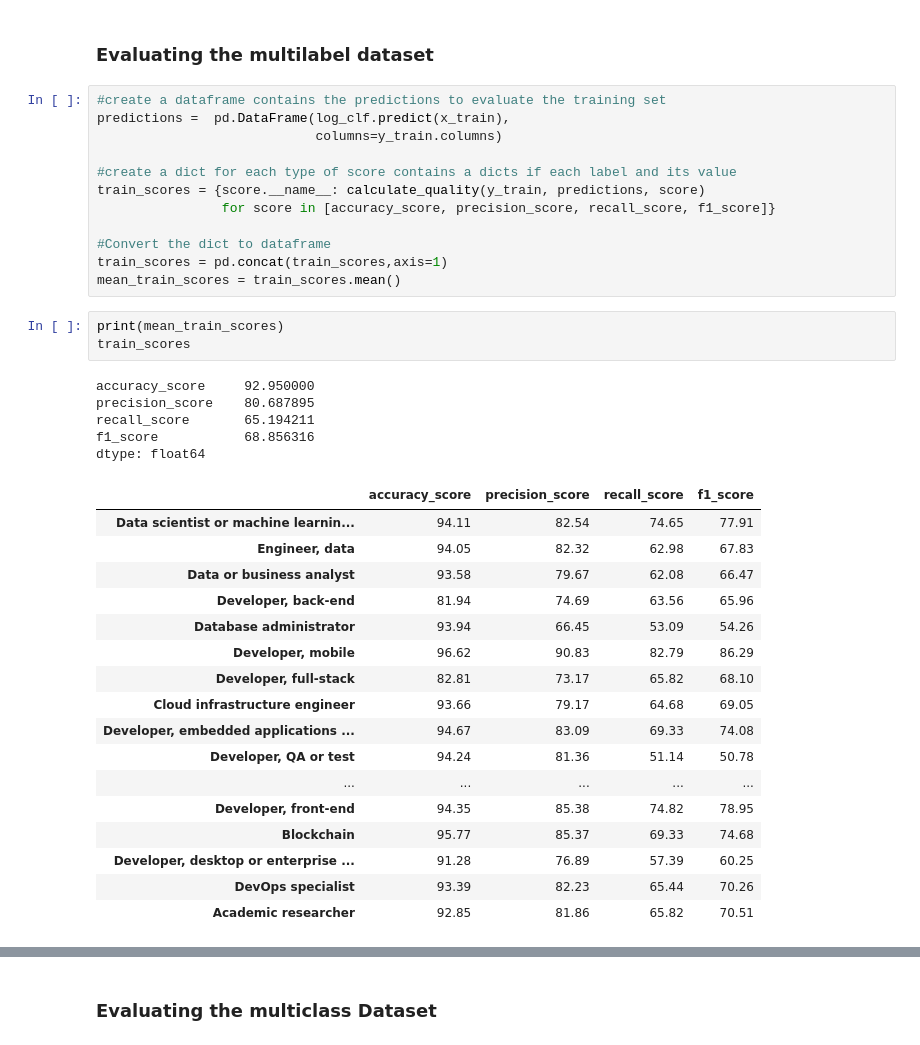
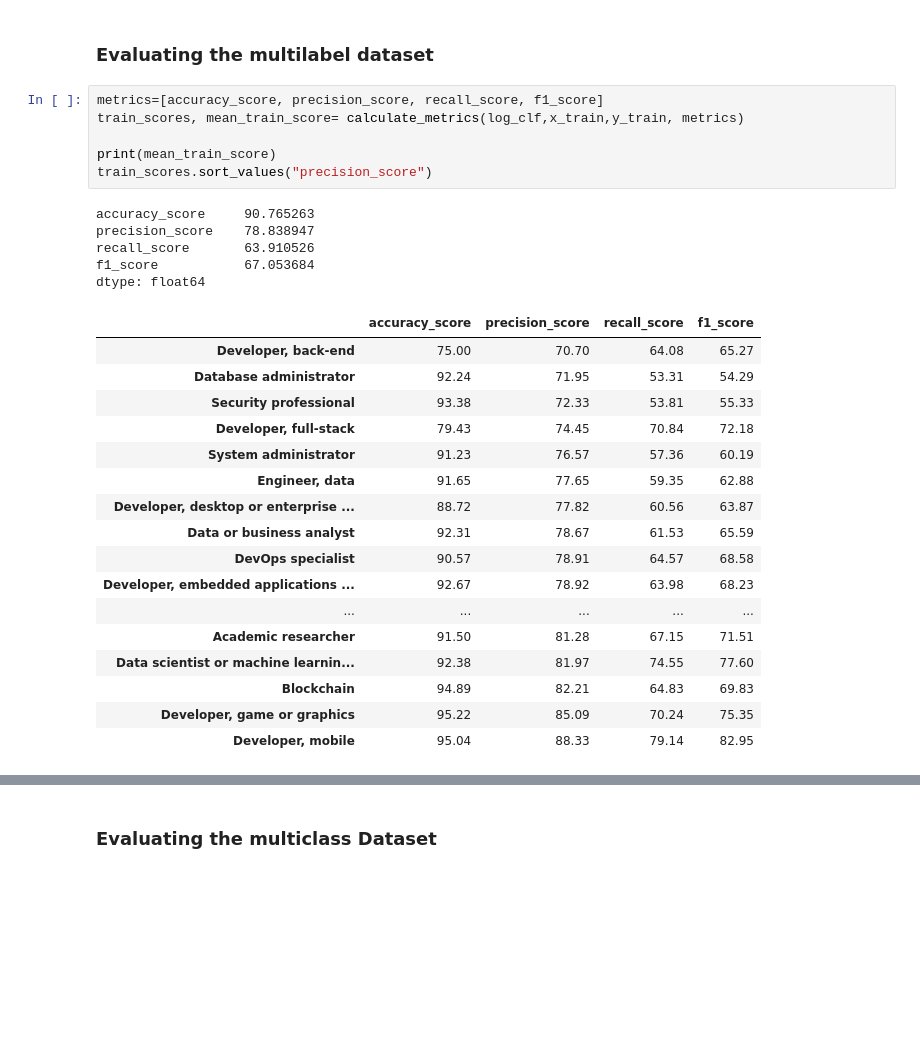
Before and after one commit to AlyAEE/Tech-Jobs-Prediction-Based-On-Your-Skillset-Project, a Jupyter notebook: Notebooks/04.Model Building.ipynb, the cells around one changed output, grey strips where cells are left out. Drawn from its saved outputs; the diff is of its cells as text; blank space fills up the shorter version.

```diff
--- a/Notebooks/04.Model Building.ipynb
+++ b/Notebooks/04.Model Building.ipynb
@@ -327,40 +416,31 @@ Pipeline(steps=[('standardscaler', StandardScaler()),
 # %% [markdown]
 ### Evaluating the multilabel dataset
 # %%
-#create a dataframe contains the predictions to evaluate the training set
-predictions =  pd.DataFrame(log_clf.predict(x_train),
-                            columns=y_train.columns)
+metrics=[accuracy_score, precision_score, recall_score, f1_score]
+train_scores, mean_train_score= calculate_metrics(log_clf,x_train,y_train, metrics)
 
-#create a dict for each type of score contains a dicts if each label and its value
-train_scores = {score.__name__: calculate_quality(y_train, predictions, score)
-                for score in [accuracy_score, precision_score, recall_score, f1_score]}
-
-#Convert the dict to dataframe
-train_scores = pd.concat(train_scores,axis=1)
-mean_train_scores = train_scores.mean()
+print(mean_train_score)
+train_scores.sort_values("precision_score")
+# %% [output]
+accuracy_score     90.765263
+precision_score    78.838947
+recall_score       63.910526
+f1_score           67.053684
+dtype: float64
+|  | accuracy_score | precision_score | recall_score | f1_score |
+| Developer, back-end | 75.00 | 70.70 | 64.08 | 65.27 |
+| Database administrator | 92.24 | 71.95 | 53.31 | 54.29 |
+| Security professional | 93.38 | 72.33 | 53.81 | 55.33 |
+| Developer, full-stack | 79.43 | 74.45 | 70.84 | 72.18 |
+| System administrator | 91.23 | 76.57 | 57.36 | 60.19 |
+| Engineer, data | 91.65 | 77.65 | 59.35 | 62.88 |
+| Developer, desktop or enterprise ... | 88.72 | 77.82 | 60.56 | 63.87 |
+| Data or business analyst | 92.31 | 78.67 | 61.53 | 65.59 |
+| DevOps specialist | 90.57 | 78.91 | 64.57 | 68.58 |
+| Developer, embedded applications ... | 92.67 | 78.92 | 63.98 | 68.23 |
+| ... | ... | ... | ... | ... |
+| Academic researcher | 91.50 | 81.28 | 67.15 | 71.51 |
+| Data scientist or machine learnin... | 92.38 | 81.97 | 74.55 | 77.60 |
+| Blockchain | 94.89 | 82.21 | 64.83 | 69.83 |
+| Developer, game or graphics | 95.22 | 85.09 | 70.24 | 75.35 |
+| Developer, mobile | 95.04 | 88.33 | 79.14 | 82.95 |
-# %%
-print(mean_train_scores)
-train_scores
-# %% [output]
-accuracy_score     92.950000
-precision_score    80.687895
-recall_score       65.194211
-f1_score           68.856316
-dtype: float64
-|  | accuracy_score | precision_score | recall_score | f1_score |
-| Data scientist or machine learnin... | 94.11 | 82.54 | 74.65 | 77.91 |
-| Engineer, data | 94.05 | 82.32 | 62.98 | 67.83 |
-| Data or business analyst | 93.58 | 79.67 | 62.08 | 66.47 |
-| Developer, back-end | 81.94 | 74.69 | 63.56 | 65.96 |
-| Database administrator | 93.94 | 66.45 | 53.09 | 54.26 |
-| Developer, mobile | 96.62 | 90.83 | 82.79 | 86.29 |
-| Developer, full-stack | 82.81 | 73.17 | 65.82 | 68.10 |
-| Cloud infrastructure engineer | 93.66 | 79.17 | 64.68 | 69.05 |
-| Developer, embedded applications ... | 94.67 | 83.09 | 69.33 | 74.08 |
-| Developer, QA or test | 94.24 | 81.36 | 51.14 | 50.78 |
-| ... | ... | ... | ... | ... |
-| Developer, front-end | 94.35 | 85.38 | 74.82 | 78.95 |
-| Blockchain | 95.77 | 85.37 | 69.33 | 74.68 |
-| Developer, desktop or enterprise ... | 91.28 | 76.89 | 57.39 | 60.25 |
-| DevOps specialist | 93.39 | 82.23 | 65.44 | 70.26 |
-| Academic researcher | 92.85 | 81.86 | 65.82 | 70.51 |
```
Also changed, not shown: parts of 93 cells of this notebook, 8 other files.
